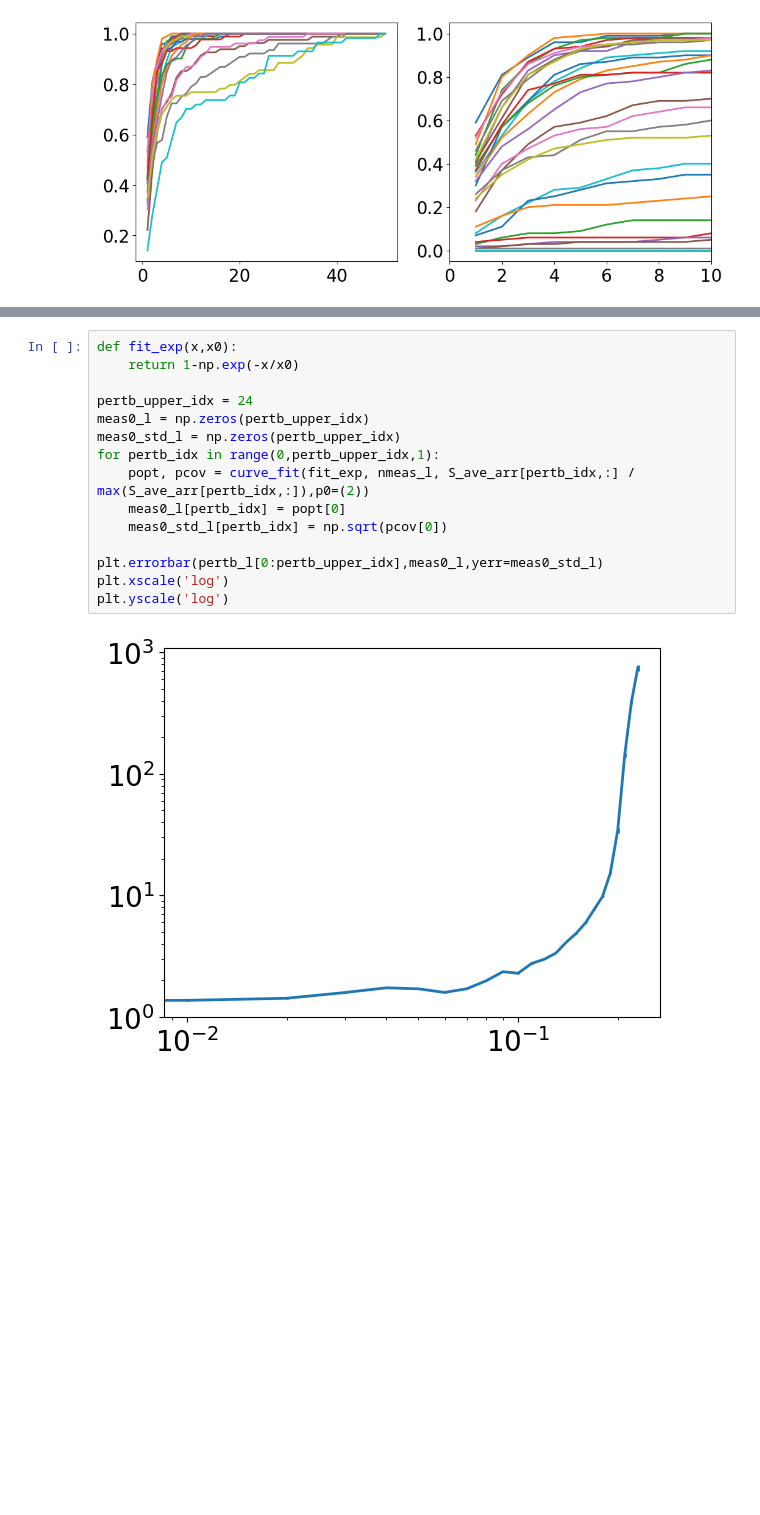
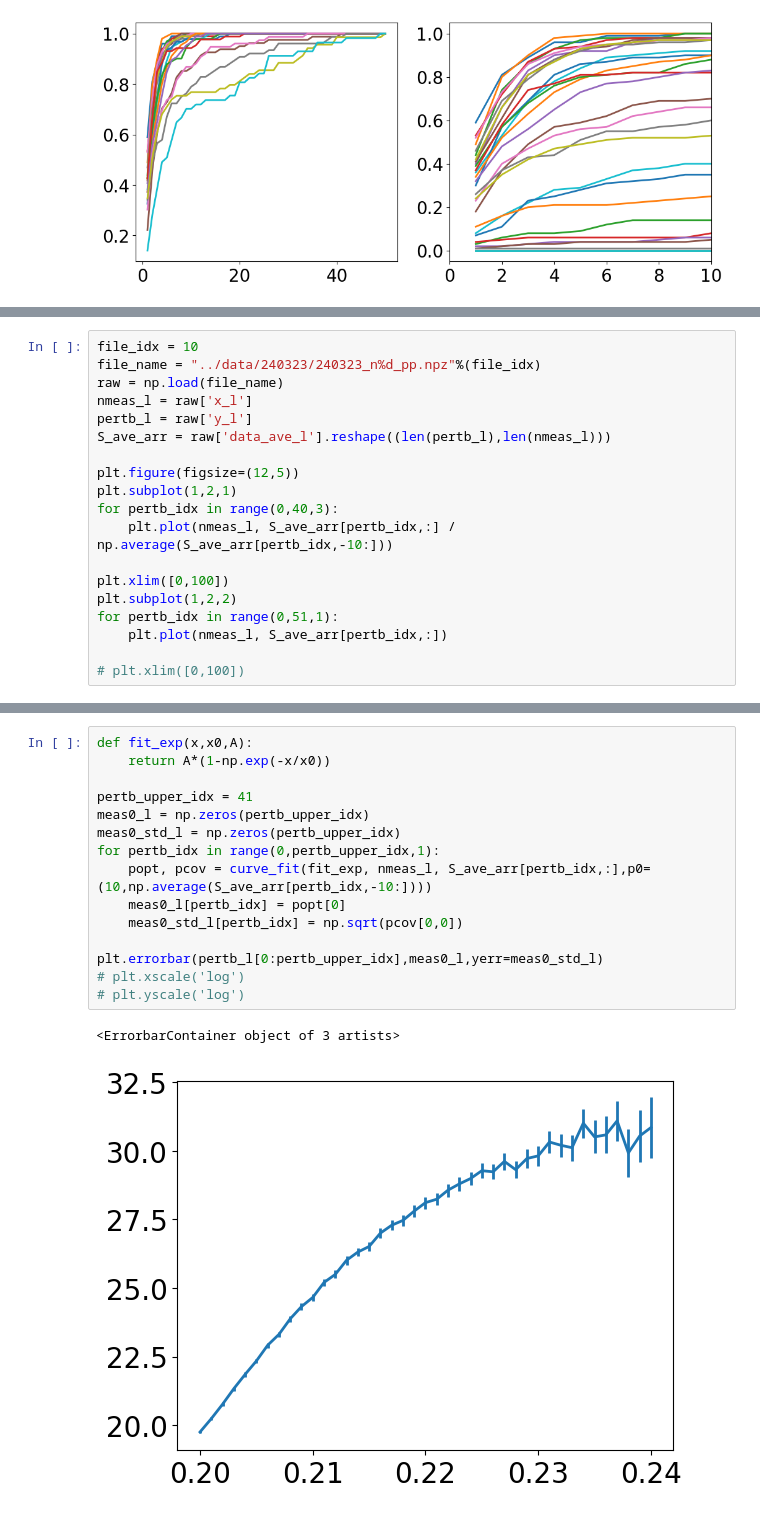
Before and after one commit to zsxqblz/classical_hayden_preskill, a Jupyter notebook: visualization/visualization_240323.ipynb, the cells around one changed output, grey strips where cells are left out. Cells and saved outputs as stored; diff of their text form; blank space fills up the shorter version.

```diff
--- a/visualization/visualization_240323.ipynb
+++ b/visualization/visualization_240323.ipynb
@@ -110,0 +161,19 @@ for pertb_idx in range(0,6,1):
+# %%
+file_idx = 10
+file_name = "../data/240323/240323_n%d_pp.npz"%(file_idx)
+raw = np.load(file_name)
+nmeas_l = raw['x_l']
+pertb_l = raw['y_l']
+S_ave_arr = raw['data_ave_l'].reshape((len(pertb_l),len(nmeas_l)))
+
+plt.figure(figsize=(12,5))
+plt.subplot(1,2,1)
+for pertb_idx in range(0,40,3):
+    plt.plot(nmeas_l, S_ave_arr[pertb_idx,:] / np.average(S_ave_arr[pertb_idx,-10:]))
+
+plt.xlim([0,100])
+plt.subplot(1,2,2)
+for pertb_idx in range(0,51,1):
+    plt.plot(nmeas_l, S_ave_arr[pertb_idx,:])
+
+# plt.xlim([0,100])
@@ -111,17 +182,18 @@ for pertb_idx in range(0,6,1):
 # %%
-def fit_exp(x,x0):
-    return 1-np.exp(-x/x0)
+def fit_exp(x,x0,A):
+    return A*(1-np.exp(-x/x0))
 
-pertb_upper_idx = 24
+pertb_upper_idx = 41
 meas0_l = np.zeros(pertb_upper_idx)
 meas0_std_l = np.zeros(pertb_upper_idx)
 for pertb_idx in range(0,pertb_upper_idx,1):
-    popt, pcov = curve_fit(fit_exp, nmeas_l, S_ave_arr[pertb_idx,:] / max(S_ave_arr[pertb_idx,:]),p0=(2))
+    popt, pcov = curve_fit(fit_exp, nmeas_l, S_ave_arr[pertb_idx,:],p0=(10,np.average(S_ave_arr[pertb_idx,-10:])))
     meas0_l[pertb_idx] = popt[0]
-    meas0_std_l[pertb_idx] = np.sqrt(pcov[0])
+    meas0_std_l[pertb_idx] = np.sqrt(pcov[0,0])
 
 plt.errorbar(pertb_l[0:pertb_upper_idx],meas0_l,yerr=meas0_std_l)
-plt.xscale('log')
-plt.yscale('log')
+# plt.xscale('log')
+# plt.yscale('log')
 # %% [output]
+<ErrorbarContainer object of 3 artists>
-[figure, old version]
+[figure, new version]
```
Also changed, not shown: parts of 28 cells of this notebook, 10 other files.
